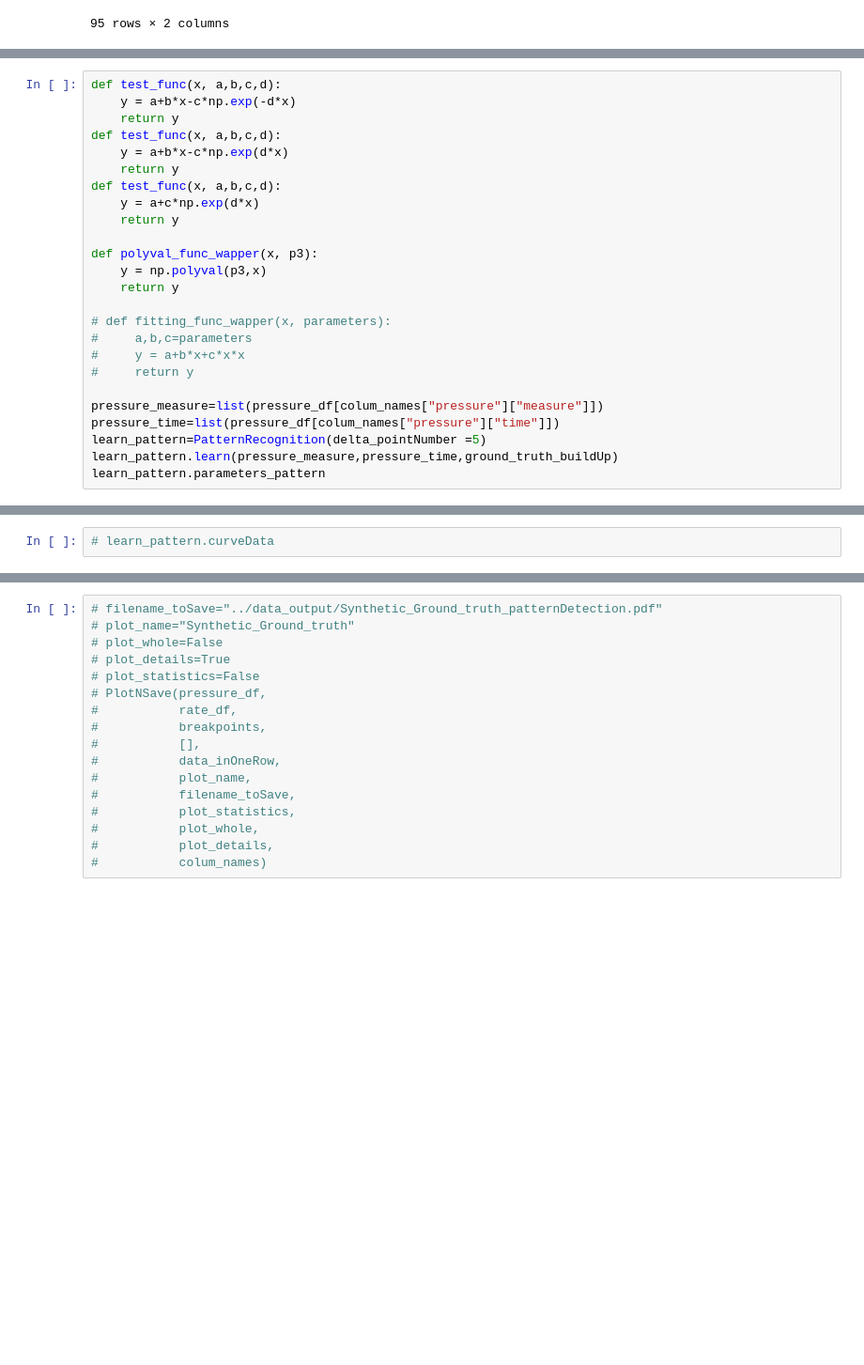
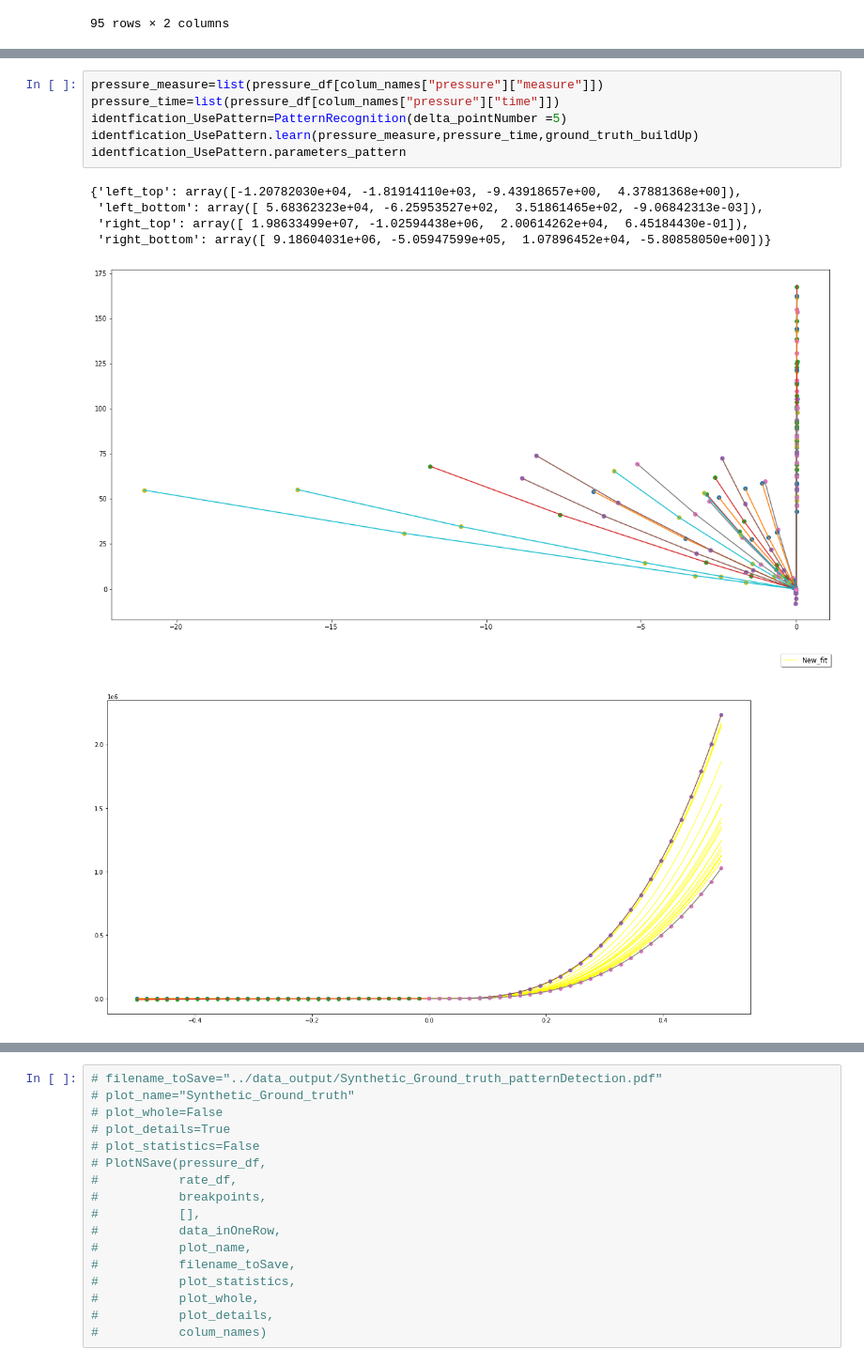
Before and after one commit to juneciel510/transient_identification, a Jupyter notebook: source_code/create_pattern.ipynb, the cells around one changed output, grey strips where cells are left out. Shown at 94% size. Drawn from its saved outputs; the diff is of its cells as text; blank space fills up the shorter version.

```diff
--- a/source_code/create_pattern.ipynb
+++ b/source_code/create_pattern.ipynb
@@ -436,28 +527,3 @@ class PatternRecognition:
 
         self.data_forPredict=pd.concat([self.curveData, self.borderData], axis=1)
         return breakpoints
-# %%
-def test_func(x, a,b,c,d):
-    y = a+b*x-c*np.exp(-d*x)
-    return y
-def test_func(x, a,b,c,d):
-    y = a+b*x-c*np.exp(d*x)
-    return y
-def test_func(x, a,b,c,d):
-    y = a+c*np.exp(d*x)
-    return y
-
-def polyval_func_wapper(x, p3):
-    y = np.polyval(p3,x)
-    return y
-
-# def fitting_func_wapper(x, parameters):
-#     a,b,c=parameters
-#     y = a+b*x+c*x*x
-#     return y
-
-pressure_measure=list(pressure_df[colum_names["pressure"]["measure"]])
-pressure_time=list(pressure_df[colum_names["pressure"]["time"]])
-learn_pattern=PatternRecognition(delta_pointNumber =5)
-learn_pattern.learn(pressure_measure,pressure_time,ground_truth_buildUp)
-learn_pattern.parameters_pattern
@@ -471,2 +530,13 @@ learn_pattern.parameters_pattern
-# %%
-# learn_pattern.curveData
+# %%
+pressure_measure=list(pressure_df[colum_names["pressure"]["measure"]])
+pressure_time=list(pressure_df[colum_names["pressure"]["time"]])
+identfication_UsePattern=PatternRecognition(delta_pointNumber =5)
+identfication_UsePattern.learn(pressure_measure,pressure_time,ground_truth_buildUp)
+identfication_UsePattern.parameters_pattern
+# %% [output]
+{'left_top': array([-1.20782030e+04, -1.81914110e+03, -9.43918657e+00,  4.37881368e+00]),
+ 'left_bottom': array([ 5.68362323e+04, -6.25953527e+02,  3.51861465e+02, -9.06842313e-03]),
+ 'right_top': array([ 1.98633499e+07, -1.02594438e+06,  2.00614262e+04,  6.45184430e-01]),
+ 'right_bottom': array([ 9.18604031e+06, -5.05947599e+05,  1.07896452e+04, -5.80858050e+00])}
+[figure, added]
+[figure, added]
```
Also changed, not shown: parts of 9 cells of this notebook.
